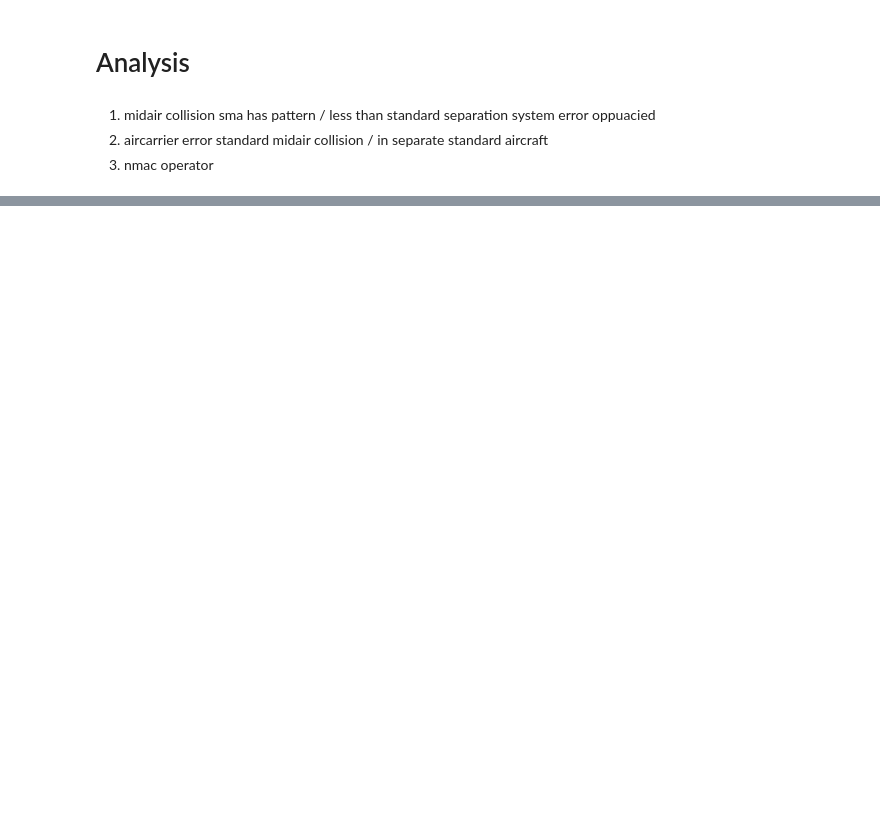
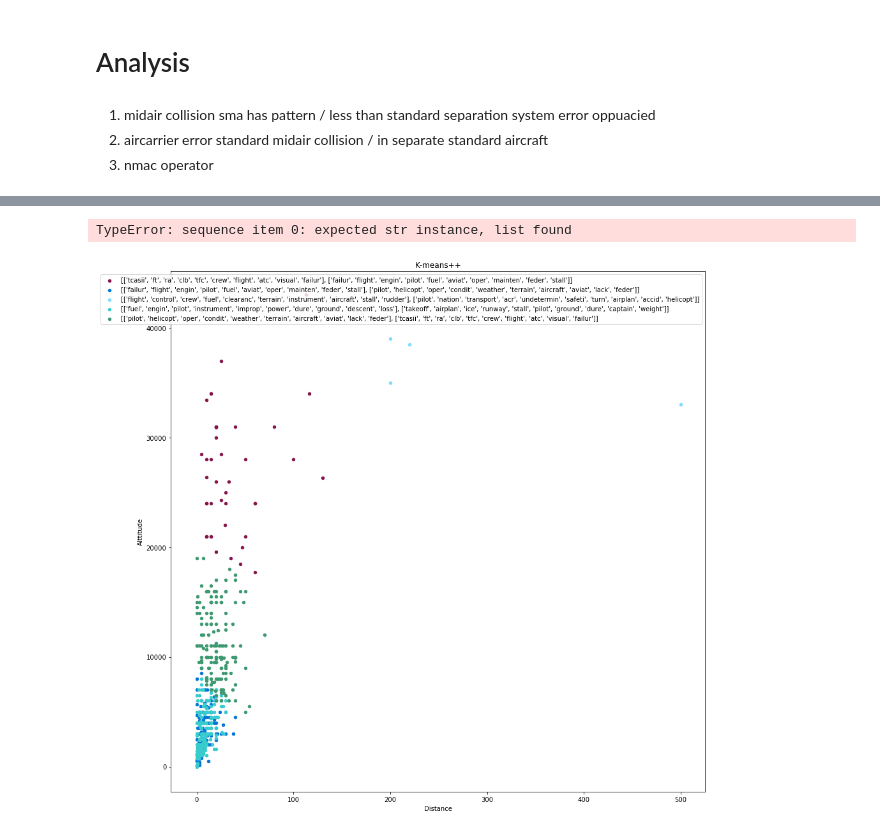
Before and after one commit to lingyigu/acas, a Jupyter notebook: src/03-Clustering.ipynb, the cells around one changed output, grey strips where cells are left out. Saved outputs shown, nothing was run; the diff lists cells and outputs as text; code cells hidden in the pictures; blank space fills up the shorter version.

```diff
--- a/src/03-Clustering.ipynb
+++ b/src/03-Clustering.ipynb
@@ -120,0 +122,7 @@ components
+# %%
+dfloc = pd.DataFrame(scale(data[['Place.3', 'Place.5']]), columns=['dis', 'alt'])
+df_features = dfloc.join(dfnorm)
+df_features['dis'] = df_features['dis'].apply(lambda x: x * 1)
+df_features['alt'] = df_features['alt'].apply(lambda x: x * 1)
+df_features.to_csv('03-lsa.csv')
+df_features.head()
@@ -152,0 +157,9 @@ df_features.head()
+# %%
+from sklearn.cluster import KMeans
+
+k = 5
+kmeans = KMeans(n_clusters=k, init='k-means++', n_init=1)
+kmeans.fit_predict(df_features)
+Kcentroids = kmeans.cluster_centers_
+Klabels = kmeans.labels_
+print('Kmeans++ clusters:', Klabels)
@@ -152,0 +183,32 @@ df_features.head()
+# %%
+# Name k clusters
+Kasc_order_centroids = kmeans.cluster_centers_.argsort()#[:, ::-1]
+Korder_centroids = Kasc_order_centroids[:,::-1]
+Korder_centroids = np.array([[x - 2 for x in row if (x - 2) >= 0] for row in Korder_centroids]) # remove locations
+
+Kcluster_names = []
+for i in range(k):
+    label = [components[ind] for ind in Korder_centroids[i, :2]]
+    Kcluster_names.append(label)
+
+Kcluster_names = ['/'.join(label).title() for label in Kcluster_names]
+Kcluster_names
+# %% [output]
+TypeError: sequence item 0: expected str instance, list found
+# %%
+# Plot k-means++
+plt.figure(figsize=(15, 15))
+colors = ['#85144b', '#0074D9', '#7FDBFF', '#39CCCC', '#3D9970', '#2ECC40', '#01FF70', '#FFDC00', '#FF851B', '#FF4136', '#AAAAAA', '#222222']
+
+for cluster_index in range(k):
+    alt = [data.iloc[i]['Place.5'] for i in range(len(Klabels)) if Klabels[i] == cluster_index]
+    dis = [data.iloc[i]['Place.3'] for i in range(len(Klabels)) if Klabels[i] == cluster_index]
+    plt.scatter(x=dis, y=alt, c=colors[cluster_index], label = Kcluster_names[cluster_index], s=20)
+
+plt.legend()
+plt.xlabel('Distance')
+plt.ylabel('Altitude')
+plt.title('K-means++')
+plt.show()
+# %% [output]
+[figure, added]
```
Also changed, not shown: parts of 8 cells of this notebook, 1 other file.
